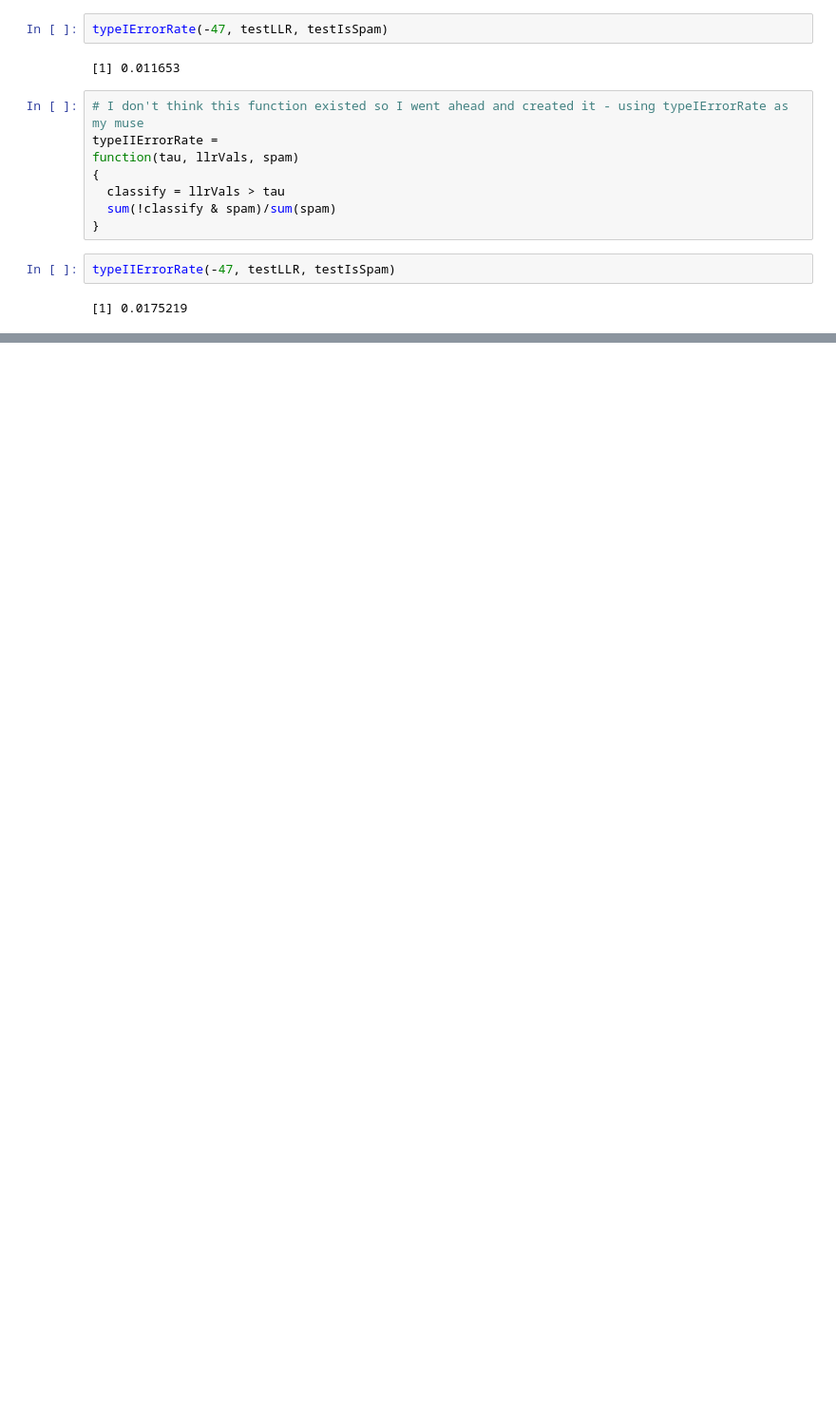
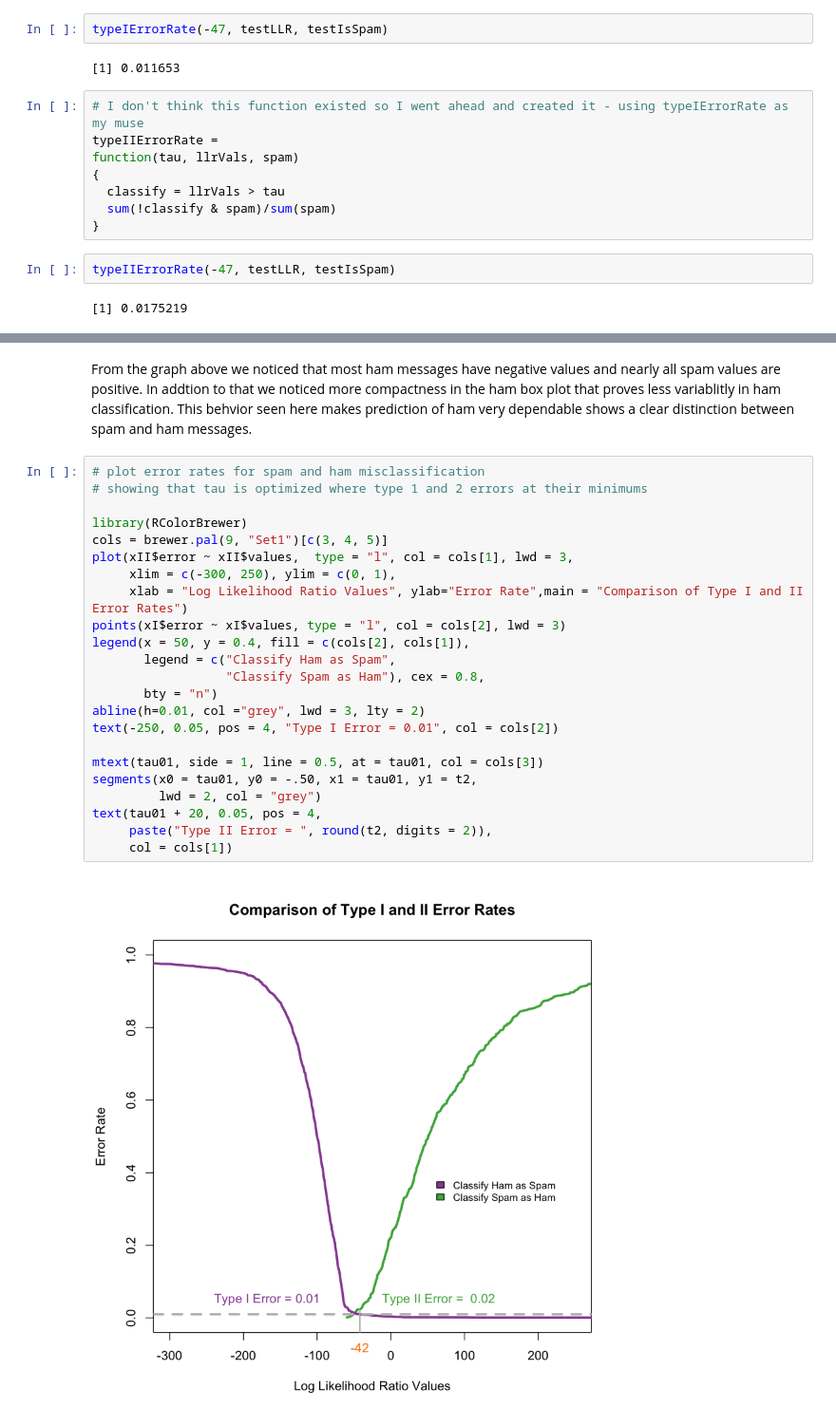
Before and after one commit to kjprice/smu-quantifying-the-world, a Jupyter notebook: CaseStudy3/Question20.ipynb, the cells around one changed output, grey strips where cells are left out. Shown at 95% size. Saved outputs shown, nothing was run; the diff lists cells and outputs as text; blank space fills up the shorter version.

```diff
--- a/CaseStudy3/Question20.ipynb
+++ b/CaseStudy3/Question20.ipynb
@@ -523,0 +123,29 @@ typeIIErrorRate(-47, testLLR, testIsSpam)
+# %% [markdown]
+From the graph above we noticed that most ham messages have negative values and  nearly all spam values are positive.
+In addtion to that we noticed more compactness in the ham box plot that proves less variablitly in ham classification.
+This behvior seen here  makes prediction of ham very dependable shows a clear distinction between spam and ham messages.
+# %%
+# plot error rates for spam and ham misclassification
+# showing that tau is optimized where type 1 and 2 errors at their minimums
+
+library(RColorBrewer)
+cols = brewer.pal(9, "Set1")[c(3, 4, 5)]
+plot(xII$error ~ xII$values,  type = "l", col = cols[1], lwd = 3,
+     xlim = c(-300, 250), ylim = c(0, 1),
+     xlab = "Log Likelihood Ratio Values", ylab="Error Rate",main = "Comparison of Type I and II Error Rates")
+points(xI$error ~ xI$values, type = "l", col = cols[2], lwd = 3)
+legend(x = 50, y = 0.4, fill = c(cols[2], cols[1]),
+       legend = c("Classify Ham as Spam",
+                  "Classify Spam as Ham"), cex = 0.8,
+       bty = "n")
+abline(h=0.01, col ="grey", lwd = 3, lty = 2)
+text(-250, 0.05, pos = 4, "Type I Error = 0.01", col = cols[2])
+
+mtext(tau01, side = 1, line = 0.5, at = tau01, col = cols[3])
+segments(x0 = tau01, y0 = -.50, x1 = tau01, y1 = t2,
+         lwd = 2, col = "grey")
+text(tau01 + 20, 0.05, pos = 4,
+     paste("Type II Error = ", round(t2, digits = 2)),
+     col = cols[1])
+# %% [output]
+[figure, added]
```
Also changed, not shown: parts of 53 cells of this notebook.
